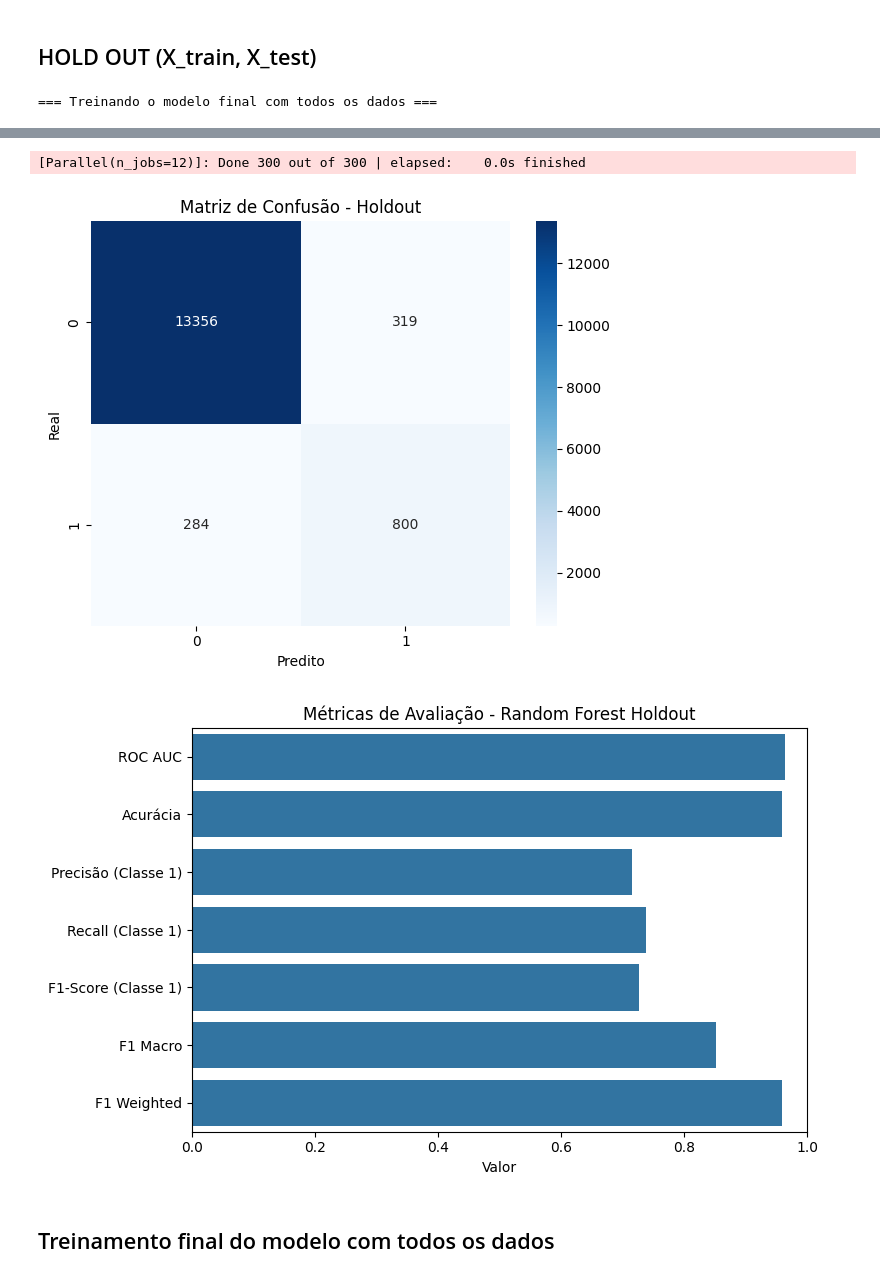
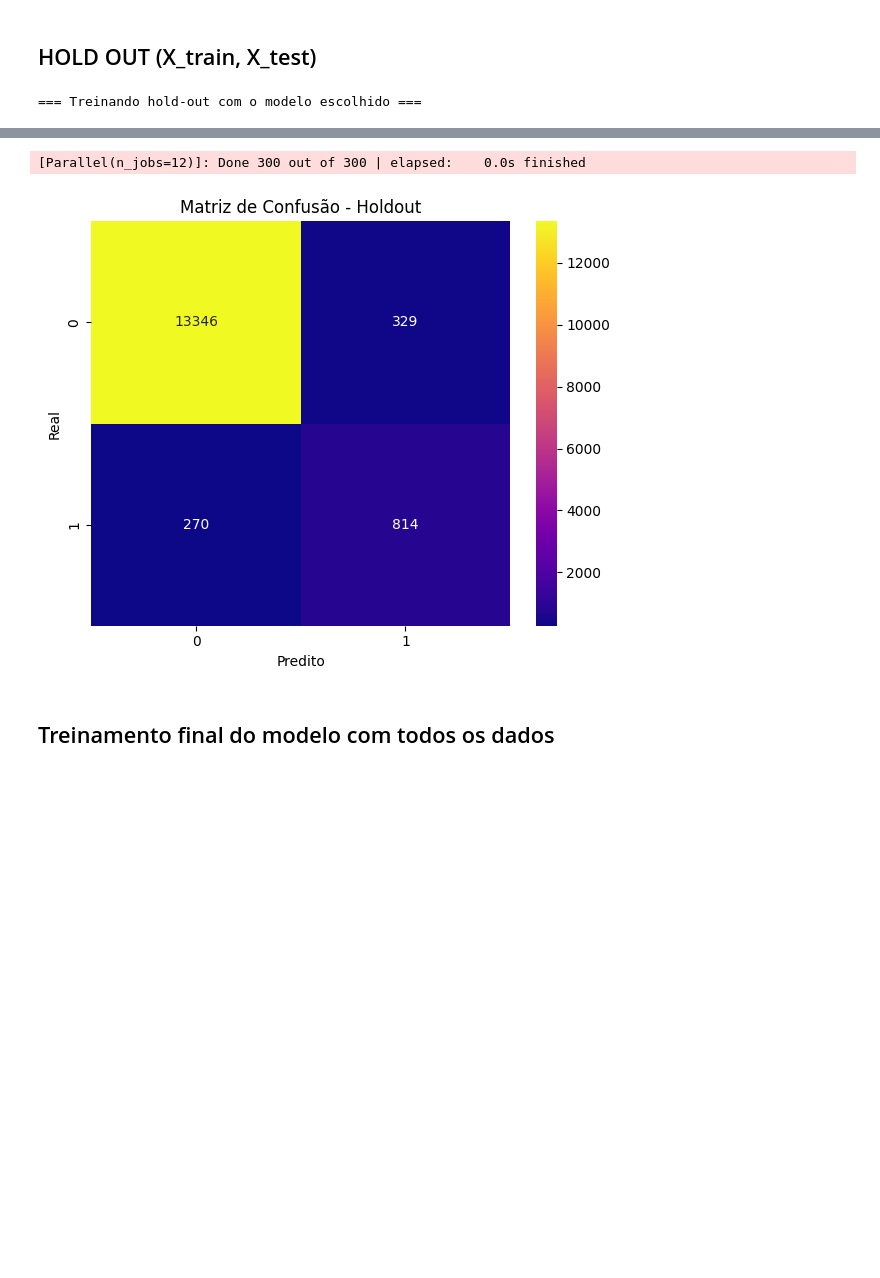
Before and after one commit to mmdes/default-risk-analysis, a Jupyter notebook: notebooks/modeling.ipynb, the cells around one changed output, grey strips where cells are left out. Drawn from its saved outputs; the diff is of its cells as text; code cells hidden in the pictures; blank space fills up the shorter version.

Commit message:
Alterações feitas e salvas

```diff
--- a/notebooks/modeling.ipynb
+++ b/notebooks/modeling.ipynb
@@ -218,7 +218,7 @@ for nome, (modelo, grid_params) in modelos_parametros.items():
         param_grid=grid_params,
         cv=cv,
         scoring="roc_auc",
-        verbose=3,
+        #verbose=3,
         n_jobs=-1
     )
 
@@ -236,7 +236,10 @@ for nome, (modelo, grid_params) in modelos_parametros.items():
         "Confusion Matrix": confusion_matrix(y_test, y_pred).tolist()
     }
 
-    print(resultados)
+
+# Salva resultados Grid Search CV
+with open("../data/processed/resultados_grid_search_cv_v6.pkl", "wb") as f:
+    pickle.dump(resultados, f)
 # %% [output]
 Treinando: XGBoost
 Fitting 5 folds for each of 1152 candidates, totalling 5760 fits
@@ -285,16 +284,16 @@ with open("../data/processed/resultados_grid_search_cv_v6.pkl", "wb") as f:
 # %%
 # === Hiperparâmetros ótimos para Random Forest ===
 melhores_params = {
-    'bootstrap': False,
-    'max_depth': None,
-    'max_features': 'log2',
-    'min_samples_leaf': 2,
-    'min_samples_split': 5,
-    'n_estimators': 300,
-    'random_state': 42,
-    'n_jobs': -1,
-    'verbose': 1  # ativa logs do Random Forest durante o fit
-}
+     'bootstrap': False,
+     'max_depth': 20,
+     'max_features': 'sqrt',
+     'min_samples_leaf': 1,
+     'min_samples_split': 5,
+     'n_estimators': 300,
+     'random_state': 42,
+     'n_jobs': -1,
+     'verbose': 1  # ativa logs do Random Forest durante o fit
+ }
 
 # === Pipeline com SMOTE + Escalonamento + Random Forest ===
 pipeline = Pipeline(steps=[
@@ -303,10 +302,9 @@ pipeline = Pipeline(steps=[
     ('clf', RandomForestClassifier(**melhores_params))
 ])
 
-# === Treinamento final no conjunto completo ===
-print("\n=== Treinando o modelo final com todos os dados ===")
+# === Treinamento com o conjunto treino ===
+print("\n=== Treinando hold-out com o modelo escolhido ===")
 pipeline.fit(X_train, y_train)
-
 
 # === Predição no holdout ===
 y_pred = pipeline.predict(X_test)
@@ -323,7 +321,7 @@ print(f"ROC AUC (teste): {roc_auc:.4f}")
 # === Matriz de Confusão ===
 cm = confusion_matrix(y_test, y_pred)
 plt.figure(figsize=(6, 5))
-sns.heatmap(cm, annot=True, fmt='d', cmap='Blues', xticklabels=[0, 1], yticklabels=[0, 1])
+sns.heatmap(cm, annot=True, fmt='d', cmap='plasma', xticklabels=[0, 1], yticklabels=[0, 1])
 plt.xlabel("Predito")
 plt.ylabel("Real")
 plt.title("Matriz de Confusão - Holdout")
@@ -340,15 +338,6 @@ metrics_dict = {
     "F1 Macro": report["macro avg"]["f1-score"],
     "F1 Weighted": report["weighted avg"]["f1-score"],
 }
-
-# Plotagem
-plt.figure(figsize=(8, 5))
-sns.barplot(x=list(metrics_dict.values()), y=list(metrics_dict.keys()))
-plt.title("Métricas de Avaliação - Random Forest Holdout")
-plt.xlim(0, 1)
-plt.xlabel("Valor")
-plt.tight_layout()
-plt.show()
 # %% [output]
-=== Treinando o modelo final com todos os dados ===
+=== Treinando hold-out com o modelo escolhido ===
 [Parallel(n_jobs=-1)]: Using backend ThreadingBackend with 12 concurrent workers.
@@ -376,6 +365,5 @@ ROC AUC (teste): 0.9640
 [Parallel(n_jobs=12)]: Done 300 out of 300 | elapsed:    0.0s finished
-[figure, old version]
+[figure, new version]
-[figure, removed]
 # %% [markdown]
 ## Treinamento final do modelo com todos os dados
 # %%
```
Also changed, not shown: parts of 4 cells of this notebook, 1 other file.
